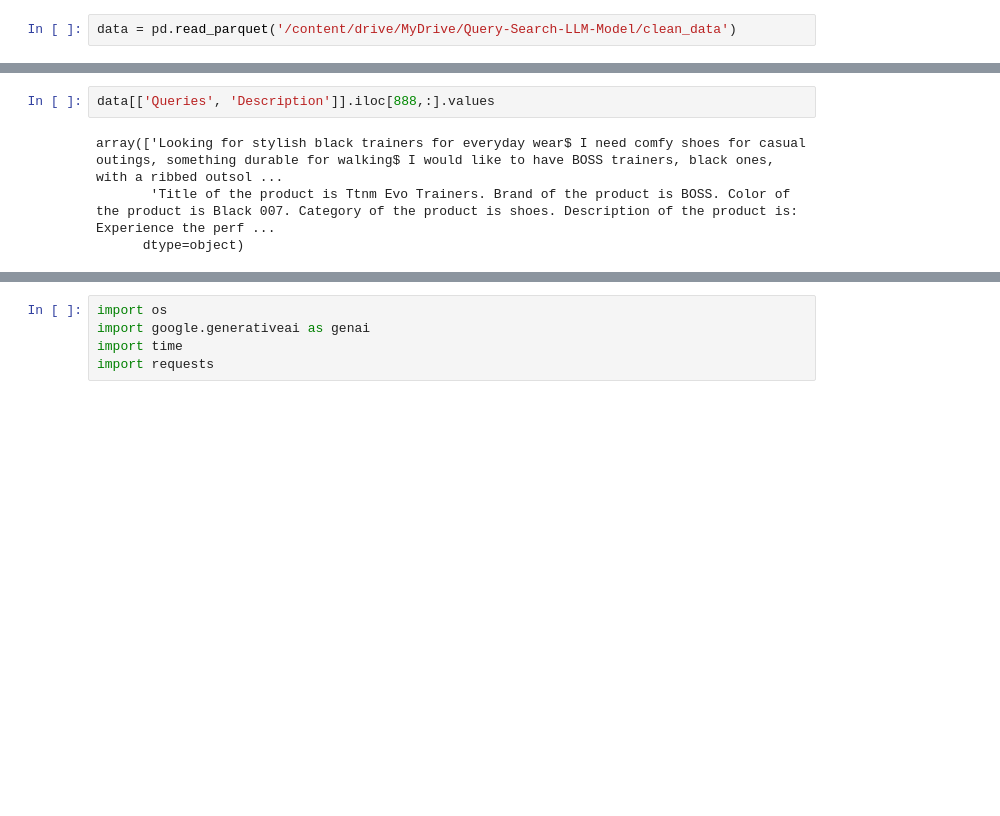
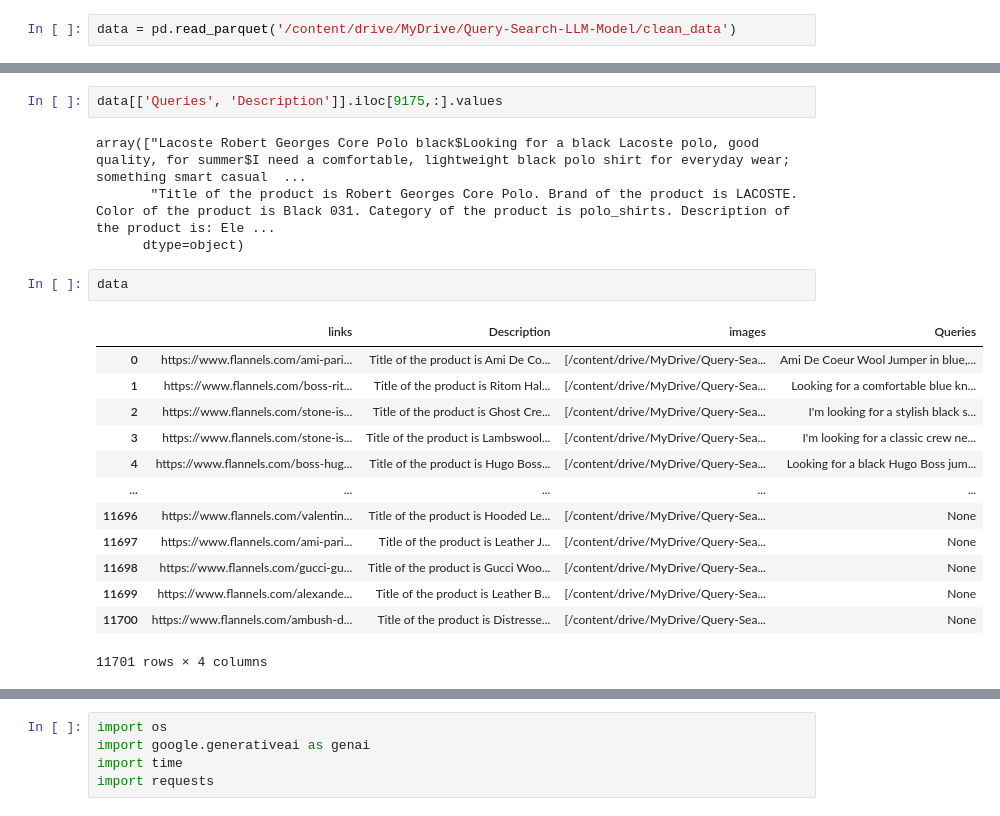
Before and after one commit to N1k0l0z/Query-Search-LLM-Model, a Jupyter notebook: Query_Image_Dataset.ipynb, the cells around one changed output, grey strips where cells are left out. Cells and saved outputs as stored; diff of their text form; blank space fills up the shorter version.

```diff
--- a/Query_Image_Dataset.ipynb
+++ b/Query_Image_Dataset.ipynb
@@ -14,9 +17,25 @@ data[data['Queries'].notna()].shape
 # %%
-data[['Queries', 'Description']].iloc[888,:].values
+data[['Queries', 'Description']].iloc[9175,:].values
 # %% [output]
-array(['Looking for stylish black trainers for everyday wear$ I need comfy shoes for casual outings, something durable for walking$ I would like to have BOSS trainers, black ones, with a ribbed outsol ...
-       'Title of the product is Ttnm Evo Trainers. Brand of the product is BOSS. Color of the product is Black 007. Category of the product is shoes. Description of the product is: Experience the perf ...
+array(["Lacoste Robert Georges Core Polo black$Looking for a black Lacoste polo, good quality, for summer$I need a comfortable, lightweight black polo shirt for everyday wear;  something smart casual  ...
+       "Title of the product is Robert Georges Core Polo. Brand of the product is LACOSTE. Color of the product is Black 031. Category of the product is polo_shirts. Description of the product is: Ele ...
       dtype=object)
+# %%
+data
+# %% [output]
+|  | links | Description | images | Queries |
+| 0 | https://www.flannels.com/ami-pari... | Title of the product is Ami De Co... | [/content/drive/MyDrive/Query-Sea... | Ami De Coeur Wool Jumper in blue,... |
+| 1 | https://www.flannels.com/boss-rit... | Title of the product is Ritom Hal... | [/content/drive/MyDrive/Query-Sea... | Looking for a comfortable blue kn... |
+| 2 | https://www.flannels.com/stone-is... | Title of the product is Ghost Cre... | [/content/drive/MyDrive/Query-Sea... | I'm looking for a stylish black s... |
+| 3 | https://www.flannels.com/stone-is... | Title of the product is Lambswool... | [/content/drive/MyDrive/Query-Sea... | I'm looking for a classic crew ne... |
+| 4 | https://www.flannels.com/boss-hug... | Title of the product is Hugo Boss... | [/content/drive/MyDrive/Query-Sea... | Looking for a black Hugo Boss jum... |
+| ... | ... | ... | ... | ... |
+| 11696 | https://www.flannels.com/valentin... | Title of the product is Hooded Le... | [/content/drive/MyDrive/Query-Sea... | None |
+| 11697 | https://www.flannels.com/ami-pari... | Title of the product is Leather J... | [/content/drive/MyDrive/Query-Sea... | None |
+| 11698 | https://www.flannels.com/gucci-gu... | Title of the product is Gucci Woo... | [/content/drive/MyDrive/Query-Sea... | None |
+| 11699 | https://www.flannels.com/alexande... | Title of the product is Leather B... | [/content/drive/MyDrive/Query-Sea... | None |
+| 11700 | https://www.flannels.com/ambush-d... | Title of the product is Distresse... | [/content/drive/MyDrive/Query-Sea... | None |
+11701 rows × 4 columns
 # %%
 !pip install google-generativeai
 # %% [output]
```
Also changed, not shown: parts of 5 cells of this notebook, 2 other files.
